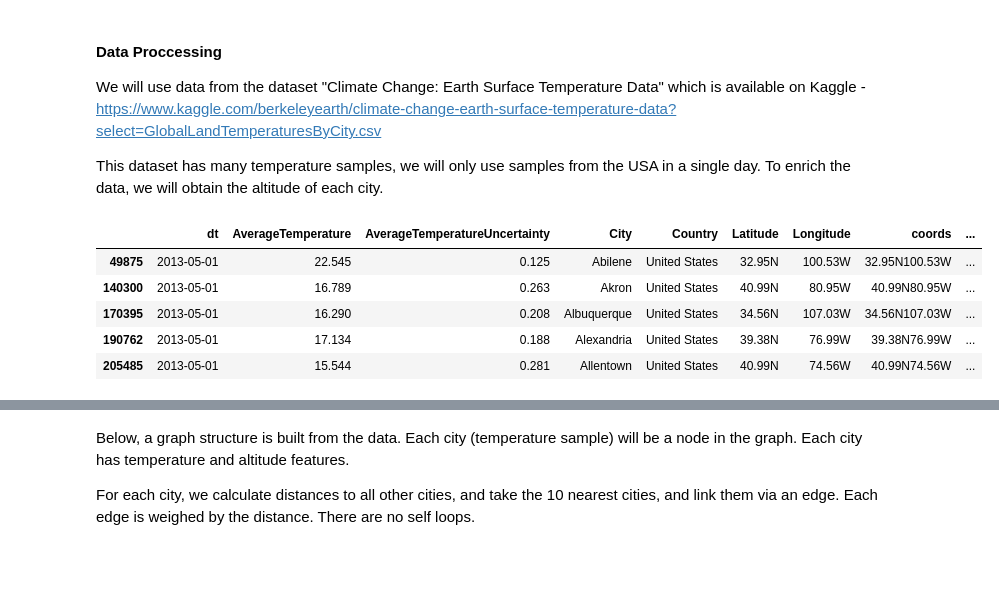
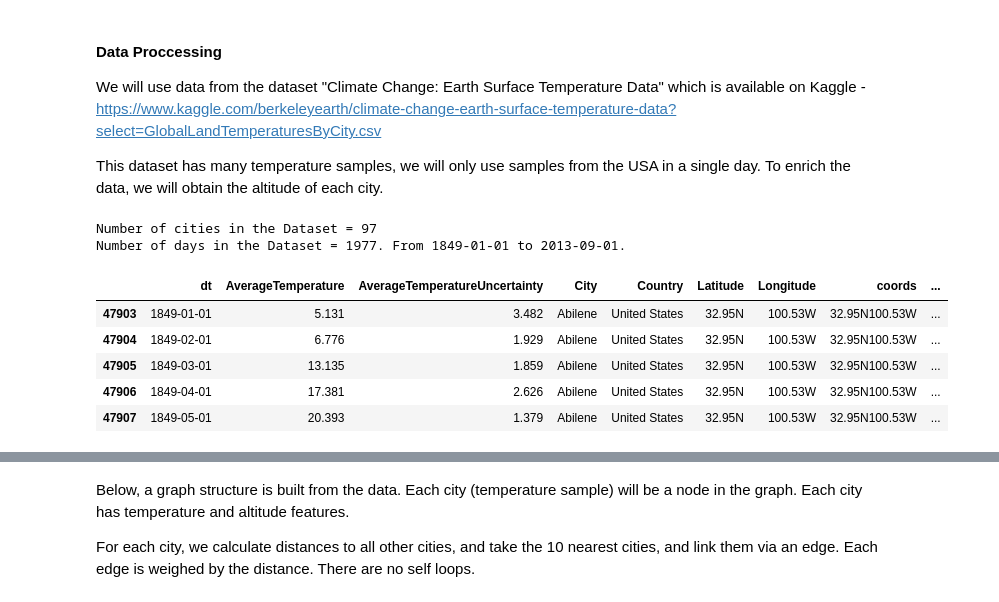
Before and after one commit to asafkar/weather_predict, a Jupyter notebook: weather.ipynb, the cells around one changed output, grey strips where cells are left out. Cells and saved outputs as stored; diff of their text form; code cells hidden in the pictures; blank space fills up the shorter version.

```diff
--- a/weather.ipynb
+++ b/weather.ipynb
@@ -65,41 +80,64 @@ df = df.drop_duplicates(subset="coords")  # remove duplicates
 
 # df = df.head(10)  # used for testing...
 # df.shape
+# %%
+# Remove days with partial measurements
+remove_idx_list = []
+for date in usa_df['dt'].unique():
+    date_city_series = usa_df.loc[usa_df['dt']==date, 'coords']
+    if date_city_series.shape[0] < n_city_list:
+        remove_idx_list += list(date_city_series.index)
+
+# Remove cities with more than one measurments
+usa_df.drop(index=remove_idx_list, inplace=True)
+# %%
+print("Number of cities in the Dataset = {}".format(n_city_list))
+print("Number of days in the Dataset = {}. From {} to {}.".format(usa_df['dt'].nunique(), min(usa_df['dt']), max(usa_df['dt'])))
+# %% [output]
+Number of cities in the Dataset = 97
+Number of days in the Dataset = 1977. From 1849-01-01 to 2013-09-01.
+# %%
+df = usa_df
+df = df.fillna(0)
 # %%
+import time
 # Add elevation for each lat-long - takes ~1sec per coordinate
 # USGS Elevation Point Query Service - needs a different format of points, so casted by geopy
 url = r'https://nationalmap.gov/epqs/pqs.php?'
 
 
+
 def elevation_function(df):
     """Query service using lat, lon. add the elevation values as a new column."""
-    elevations = []
-    for lat, lon in zip(df["Latitude"], df["Longitude"]):
-
+    elevations = {}
+    for lat, lon, coord in zip(df["Latitude"], df["Longitude"], df["coords"]):
+        time.sleep(0.3 )  # added so not to receive time-outs from the site
         pos = geopy.Point.from_string(lat + " " + lon)
         # query params
         params = {
             'output': 'json',
             'x': pos.longitude,
             'y': pos.latitude,
             'units': 'Meters'
         }
 
         # format query string and return query value
         result = requests.get((url + urllib.parse.urlencode(params)))
-        elevations.append(result.json()['USGS_Elevation_Point_Query_Service']['Elevation_Query']['Elevation'])
+        # elevations.append(result.json()['USGS_Elevation_Point_Query_Service']['Elevation_Query']['Elevation'])
+        elevations[coord] = result.json()['USGS_Elevation_Point_Query_Service']['Elevation_Query']['Elevation']
+    return elevations
 
-    df['elev_meters'] = elevations
+e = elevation_function(latest_df) # run only on one day of cities
 
-elevation_function(df)
+df['elev_meters'] = df['coords'].apply(lambda x: e[x])
 df = df[df['elev_meters'] != '-1000000']  # remove nodes with faulty values
 df.head()
 # %% [output]
 |  | dt | AverageTemperature | AverageTemperatureUncertainty | City | Country | Latitude | Longitude | coords | ... |
-| 49875 | 2013-05-01 | 22.545 | 0.125 | Abilene | United States | 32.95N | 100.53W | 32.95N100.53W | ... |
-| 140300 | 2013-05-01 | 16.789 | 0.263 | Akron | United States | 40.99N | 80.95W | 40.99N80.95W | ... |
-| 170395 | 2013-05-01 | 16.290 | 0.208 | Albuquerque | United States | 34.56N | 107.03W | 34.56N107.03W | ... |
-| 190762 | 2013-05-01 | 17.134 | 0.188 | Alexandria | United States | 39.38N | 76.99W | 39.38N76.99W | ... |
-| 205485 | 2013-05-01 | 15.544 | 0.281 | Allentown | United States | 40.99N | 74.56W | 40.99N74.56W | ... |
+| 47903 | 1849-01-01 | 5.131 | 3.482 | Abilene | United States | 32.95N | 100.53W | 32.95N100.53W | ... |
+| 47904 | 1849-02-01 | 6.776 | 1.929 | Abilene | United States | 32.95N | 100.53W | 32.95N100.53W | ... |
+| 47905 | 1849-03-01 | 13.135 | 1.859 | Abilene | United States | 32.95N | 100.53W | 32.95N100.53W | ... |
+| 47906 | 1849-04-01 | 17.381 | 2.626 | Abilene | United States | 32.95N | 100.53W | 32.95N100.53W | ... |
+| 47907 | 1849-05-01 | 20.393 | 1.379 | Abilene | United States | 32.95N | 100.53W | 32.95N100.53W | ... |
 # %%
 # In order to run the Notebook faster, the dataframe will be stored in memory
```
Also changed, not shown: parts of 8 cells of this notebook, 1 other file.
